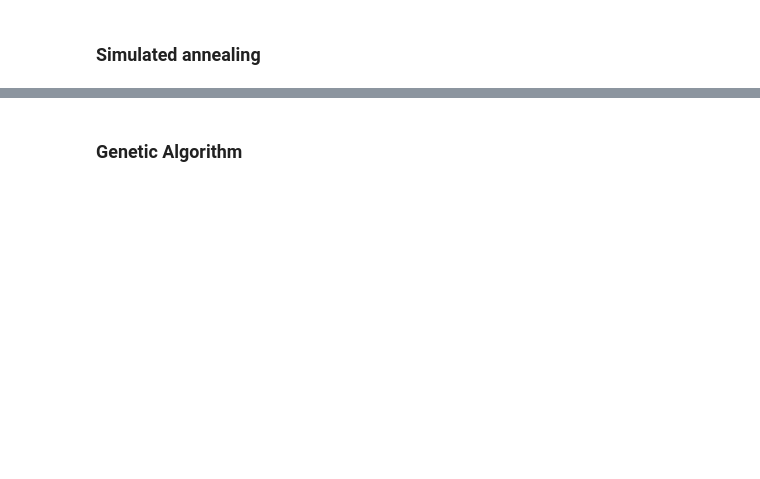
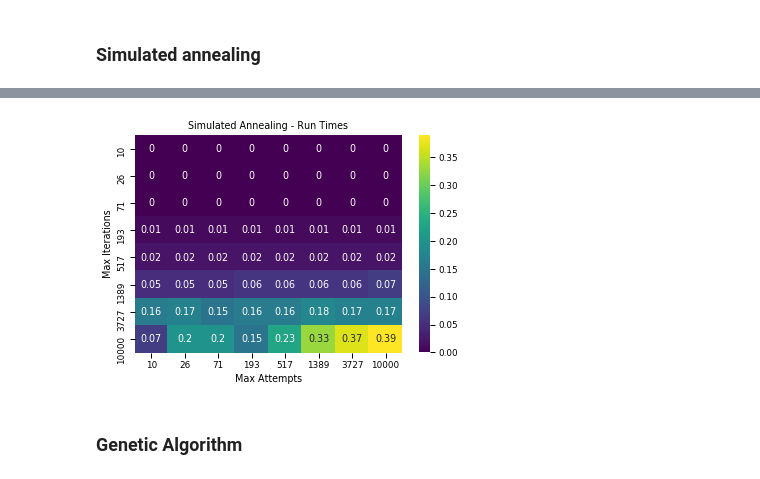
Before and after one commit to mkecera/cs7641-randomized-optimization, a Jupyter notebook: assignment2.ipynb, the cells around one changed output, grey strips where cells are left out. Cells and saved outputs as stored; diff of their text form; code cells hidden in the pictures; blank space fills up the shorter version.

```diff
--- a/assignment2.ipynb
+++ b/assignment2.ipynb
@@ -122,9 +130,11 @@ sns_plot.get_figure().savefig(save_path + "4p_sa_hyperparam.png", dpi=100)
 # %%
 chart_data = pd.DataFrame({'Run Times': [round(x, 2) for x in run_times], 'Max Iterations': max_iter_data, 'Max Attempts': max_attempt_data})
 chart_data = chart_data.pivot(index='Max Iterations', columns='Max Attempts', values='Run Times')
 sns.set_context("paper")
-sns_plot = sns.heatmap(chart_data, annot=True, fmt="g", cmap='viridis').set_title('Simulated Annealing')
-sns_plot.get_figure().savefig(save_path + "4p_sa_hyperparam.png", dpi=100)
+sns_plot = sns.heatmap(chart_data, annot=True, fmt="g", cmap='viridis').set_title('Simulated Annealing - Run Times')
+sns_plot.get_figure().savefig(save_path + "4p_sa_hyperparam-time.png", dpi=100)
+# %% [output]
+[figure, added]
 # %% [markdown]
 ### Genetic Algorithm
 # %%
```
Also changed, not shown: parts of 30 cells of this notebook.
